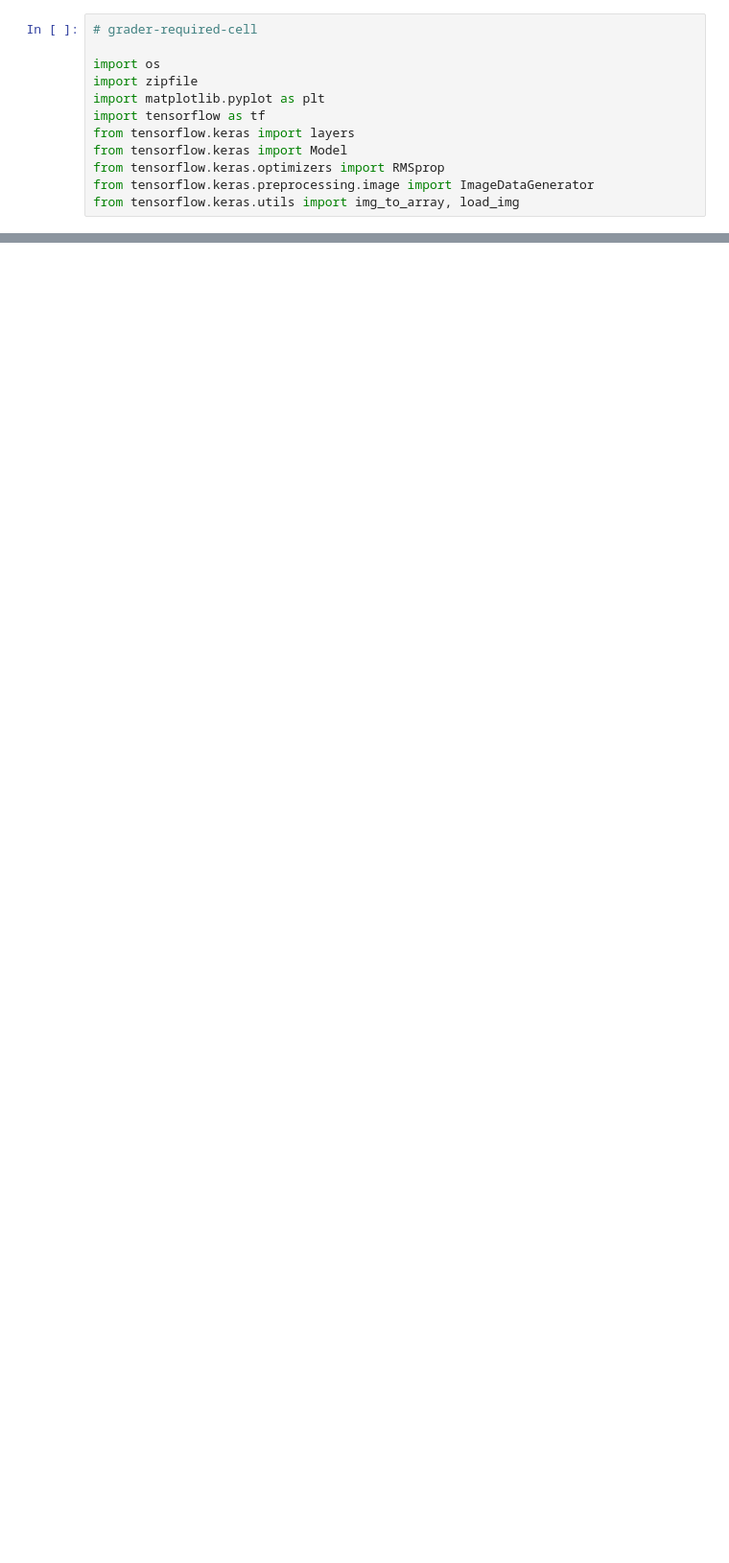
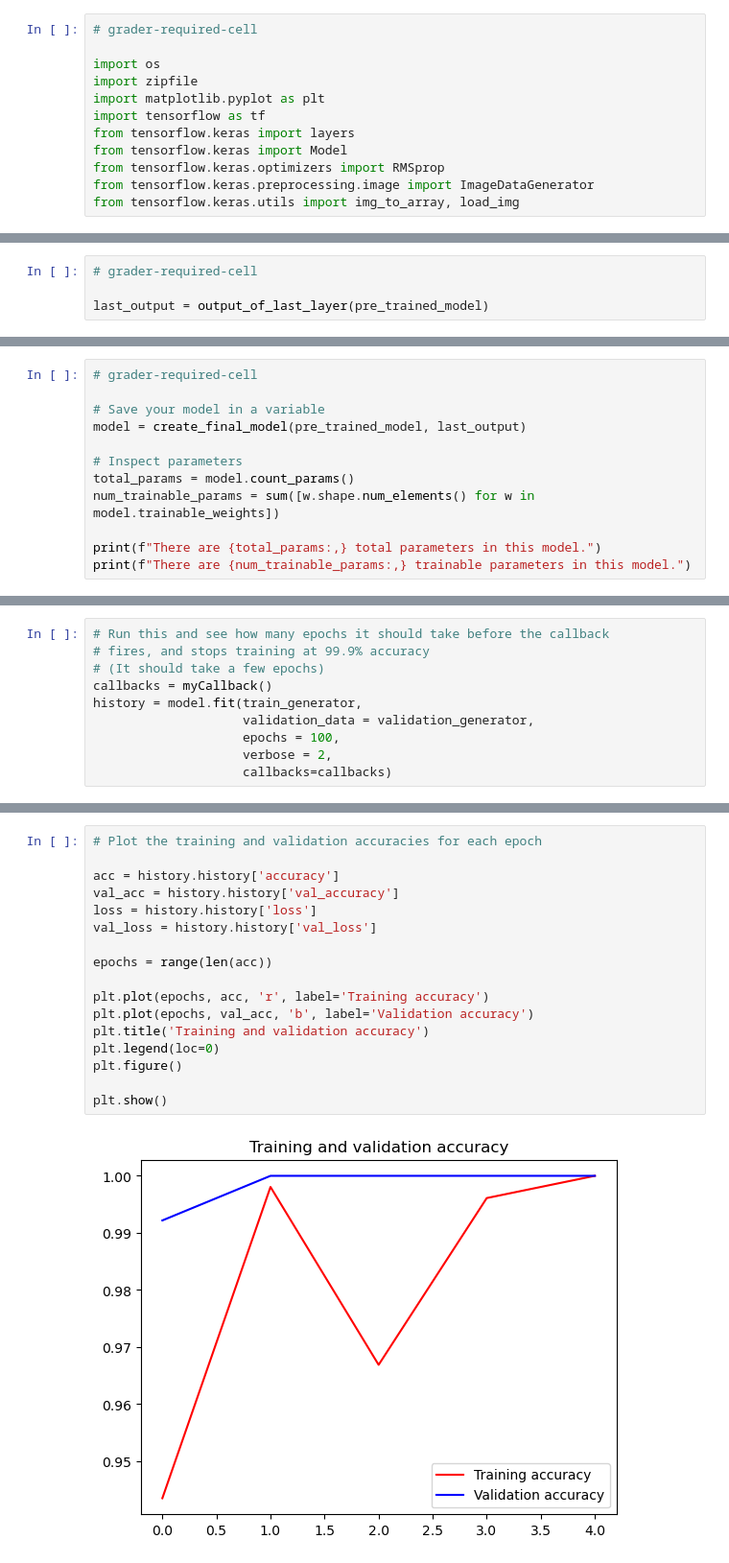
Before and after one commit to Rheyhan/DeepLearning.AI-TensorFlow-Developer, a Jupyter notebook: 2 Convolutional Neural Networks in TensorFlow/Week 3/1 Transfer Learning - Horses vs Humans.ipynb, the cells around one changed output, grey strips where cells are left out. Shown: that part at 96% size. Drawn from its saved outputs; the diff is of its cells as text; blank space fills up the shorter version.

```diff
--- a/2 Convolutional Neural Networks in TensorFlow/Week 3/1 Transfer Learning - Horses vs Humans.ipynb
+++ b/2 Convolutional Neural Networks in TensorFlow/Week 3/1 Transfer Learning - Horses vs Humans.ipynb
@@ -33,0 +218,4 @@ print(f"There are {len(os.listdir(validation_humans_dir))} images of humans for
+# %%
+# grader-required-cell
+
+last_output = output_of_last_layer(pre_trained_model)
@@ -33,0 +270,12 @@ print(f"There are {len(os.listdir(validation_humans_dir))} images of humans for
+# %%
+# grader-required-cell
+
+# Save your model in a variable
+model = create_final_model(pre_trained_model, last_output)
+
+# Inspect parameters
+total_params = model.count_params()
+num_trainable_params = sum([w.shape.num_elements() for w in model.trainable_weights])
+
+print(f"There are {total_params:,} total parameters in this model.")
+print(f"There are {num_trainable_params:,} trainable parameters in this model.")
@@ -33,0 +285,10 @@ print(f"There are {len(os.listdir(validation_humans_dir))} images of humans for
+# %%
+# Run this and see how many epochs it should take before the callback
+# fires, and stops training at 99.9% accuracy
+# (It should take a few epochs)
+callbacks = myCallback()
+history = model.fit(train_generator,
+                    validation_data = validation_generator,
+                    epochs = 100,
+                    verbose = 2,
+                    callbacks=callbacks)
@@ -33,0 +308,19 @@ print(f"There are {len(os.listdir(validation_humans_dir))} images of humans for
+# %%
+# Plot the training and validation accuracies for each epoch
+
+acc = history.history['accuracy']
+val_acc = history.history['val_accuracy']
+loss = history.history['loss']
+val_loss = history.history['val_loss']
+
+epochs = range(len(acc))
+
+plt.plot(epochs, acc, 'r', label='Training accuracy')
+plt.plot(epochs, val_acc, 'b', label='Validation accuracy')
+plt.title('Training and validation accuracy')
+plt.legend(loc=0)
+plt.figure()
+
+plt.show()
+# %% [output]
+[figure, added]
```
Also changed, not shown: parts of 17 cells of this notebook, 1 other file.
